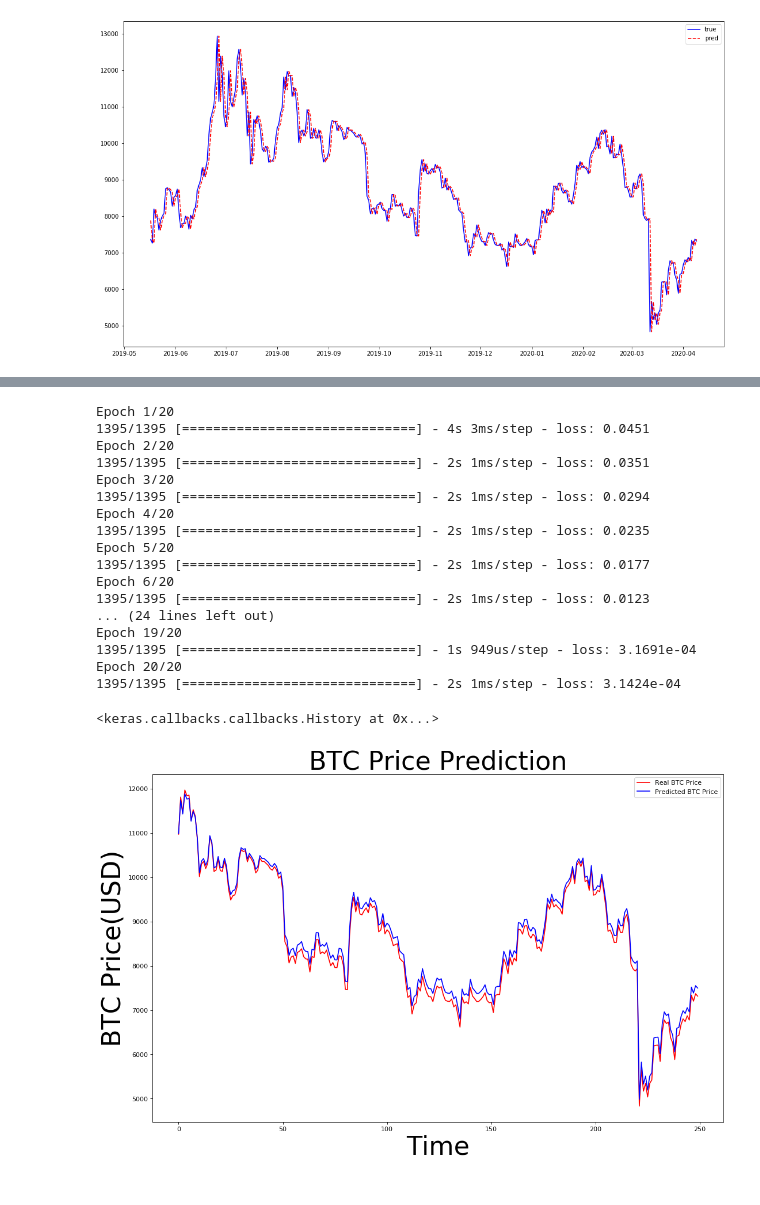
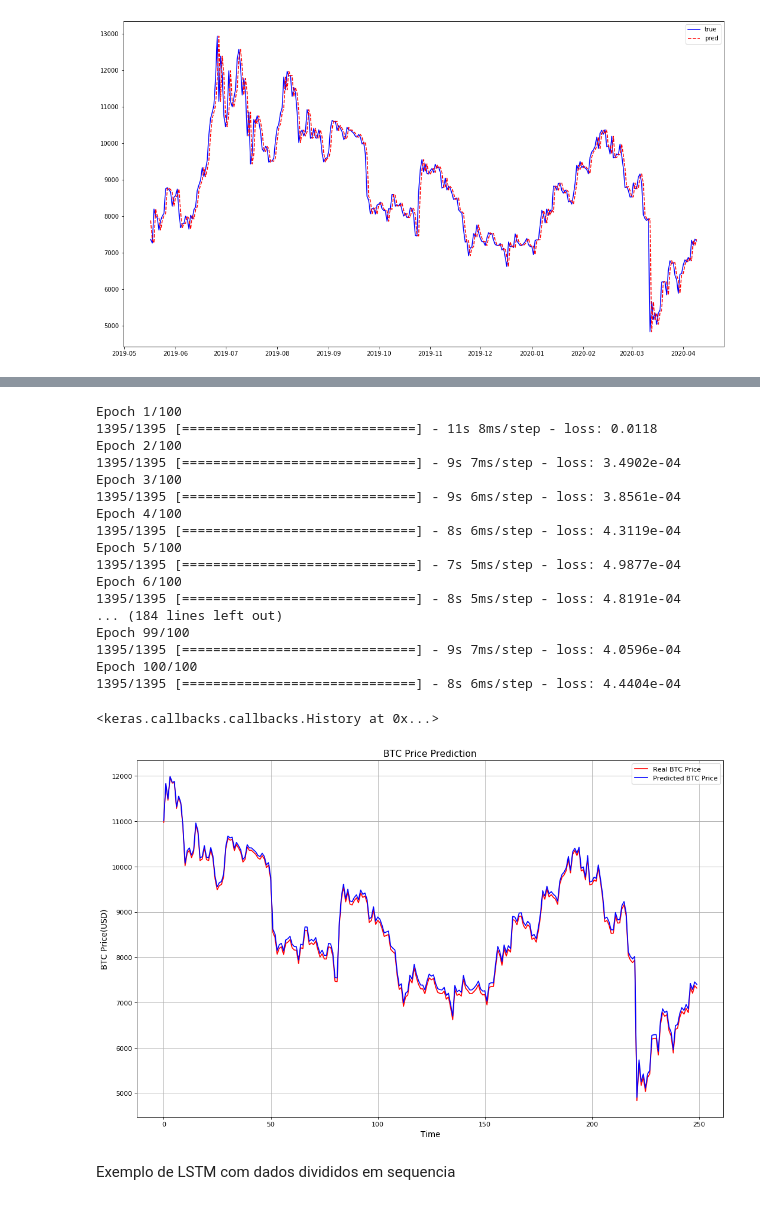
Before and after one commit to RichardMan13/Time_Series_Bitcoin, a Jupyter notebook: tcc_scripts_notebook/models_time_series.ipynb, the cells around one changed output, grey strips where cells are left out. Drawn from its saved outputs; the diff is of its cells as text; code cells hidden in the pictures.

```diff
--- a/tcc_scripts_notebook/models_time_series.ipynb
+++ b/tcc_scripts_notebook/models_time_series.ipynb
@@ -1376,43 +1481,60 @@ y_train 0 [[7.47817308e-05]
 # %%
-num_units = 4
+num_units = 100
 activation_function = 'sigmoid'
 optimizer = 'adam'
 loss_function = 'mean_squared_error'
-batch_size = 5
-num_epochs = 20 #100
+batch_size = 1
+num_epochs = 100 #100
 
 # Initialize the RNN
 regressor = Sequential()
 
 # Adding the input layer and the LSTM layer
-regressor.add(LSTM(units = num_units, activation = activation_function, input_shape=(None, 1)))
+regressor.add(
+    LSTM(
+        units = num_units,
+        activation = activation_function,
+        input_shape=(None, 1)
+        )
+    )
 
 # Adding the output layer
 regressor.add(Dense(units = 1))
 
 # Compiling the RNN
-regressor.compile(optimizer = optimizer, loss = loss_function)
+regressor.compile(
+    optimizer = optimizer,
+    loss = loss_function
+    )
+
+#early stop #opcional
+# callbacks = [keras.callbacks.EarlyStopping(monitor='loss')]
 
 # Using the training set to train the model
-regressor.fit(x_train, y_train, batch_size = batch_size, epochs = num_epochs)
+regressor.fit(x_train,
+              y_train,
+              batch_size = batch_size,
+              epochs = num_epochs,
+#               callbacks = callbacks
+    )
 # %% [output]
-Epoch 1/20
-1395/1395 [==============================] - 4s 3ms/step - loss: 0.0451
-Epoch 2/20
-1395/1395 [==============================] - 2s 1ms/step - loss: 0.0351
-Epoch 3/20
-1395/1395 [==============================] - 2s 1ms/step - loss: 0.0294
-Epoch 4/20
-1395/1395 [==============================] - 2s 1ms/step - loss: 0.0235
-Epoch 5/20
-1395/1395 [==============================] - 2s 1ms/step - loss: 0.0177
-Epoch 6/20
-1395/1395 [==============================] - 2s 1ms/step - loss: 0.0123
-... (24 lines left out)
-Epoch 19/20
-1395/1395 [==============================] - 1s 949us/step - loss: 3.1691e-04
-Epoch 20/20
-1395/1395 [==============================] - 2s 1ms/step - loss: 3.1424e-04
+Epoch 1/100
+1395/1395 [==============================] - 11s 8ms/step - loss: 0.0118
+Epoch 2/100
+1395/1395 [==============================] - 9s 7ms/step - loss: 3.4902e-04
+Epoch 3/100
+1395/1395 [==============================] - 9s 6ms/step - loss: 3.8561e-04
+Epoch 4/100
+1395/1395 [==============================] - 8s 6ms/step - loss: 4.3119e-04
+Epoch 5/100
+1395/1395 [==============================] - 7s 5ms/step - loss: 4.9877e-04
+Epoch 6/100
+1395/1395 [==============================] - 8s 5ms/step - loss: 4.8191e-04
+... (184 lines left out)
+Epoch 99/100
+1395/1395 [==============================] - 9s 7ms/step - loss: 4.0596e-04
+Epoch 100/100
+1395/1395 [==============================] - 8s 6ms/step - loss: 4.4404e-04
 <keras.callbacks.callbacks.History at 0x...>
 # %%
 test_set = df_test.values
@@ -1426,13 +1548,16 @@ predicted_price = min_max_scaler.inverse_transform(predicted_price)
 # %%
 plt.figure(figsize=(16, 10), dpi=80, facecolor = 'w', edgecolor = 'k')
 
 plt.plot(test_set[:, 0], color='red', label='Real BTC Price')
 plt.plot(predicted_price[:, 0], color = 'blue', label = 'Predicted BTC Price')
 
-plt.title('BTC Price Prediction', fontsize = 40)
-plt.xlabel('Time', fontsize=40)
-plt.ylabel('BTC Price(USD)', fontsize = 40)
+plt.title('BTC Price Prediction', fontsize = 14)
+plt.xlabel('Time', fontsize=12)
+plt.ylabel('BTC Price(USD)', fontsize = 12)
 plt.legend(loc = 'best')
+plt.grid(True)
 plt.show()
 # %% [output]
-[figure, old version]
+[figure, new version]
+# %% [markdown]
+Exemplo de LSTM com dados divididos em sequencia
```
Also changed, not shown: parts of 27 cells of this notebook, 3 other files.
